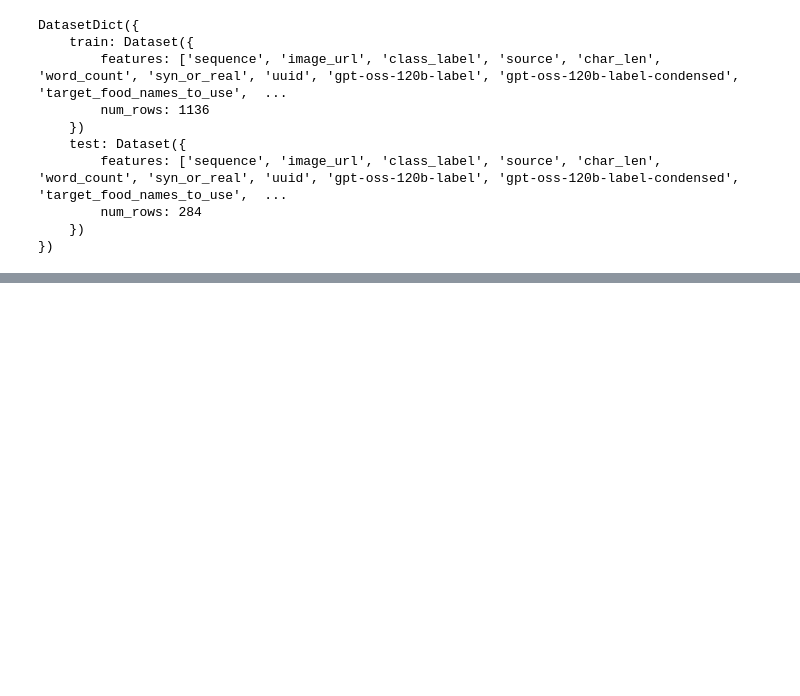
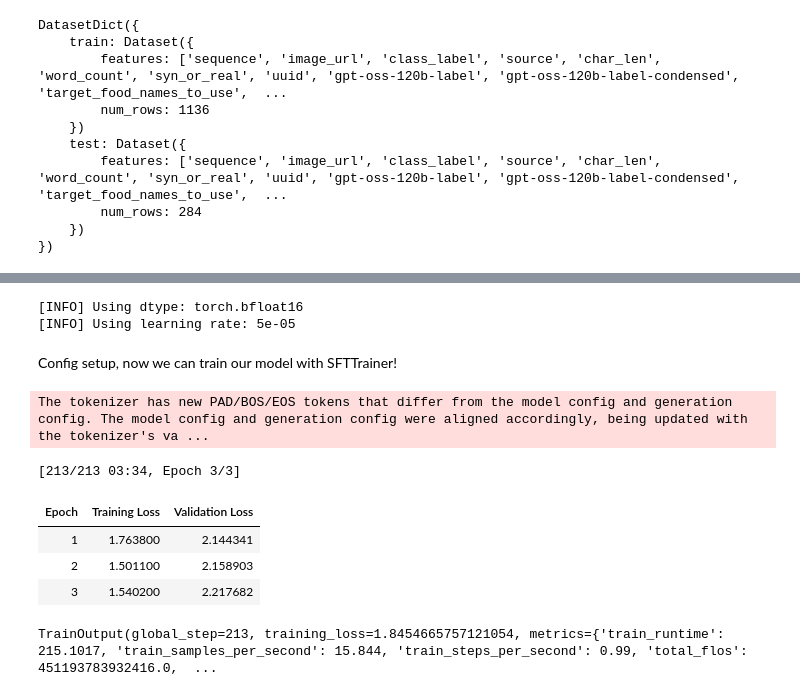
Before and after one commit to superzerosec/100-day-challenge, a Jupyter notebook: asset/HuggingFace_Fine-tuning_SLM.ipynb, the cells around one changed output, grey strips where cells are left out. Drawn from its saved outputs; the diff is of its cells as text; code cells hidden in the pictures; blank space fills up the shorter version.

```diff
--- a/asset/HuggingFace_Fine-tuning_SLM.ipynb
+++ b/asset/HuggingFace_Fine-tuning_SLM.ipynb
@@ -205,0 +392,62 @@ DatasetDict({
+# %%
+# Setting up our SFTConfig
+from trl import SFTConfig
+
+torch_dtype = model.dtype
+
+CHECKPOINT_DIR_NAME = "./test_checkpoint_models"
+BASE_LEARNING_RATE = 5e-5
+
+print(f"[INFO] Using dtype: {torch_dtype}")
+print(f"[INFO] Using learning rate: {BASE_LEARNING_RATE}")
+
+sft_config = SFTConfig(
+    output_dir=CHECKPOINT_DIR_NAME,
+    max_length=512,
+    packing=False,
+    num_train_epochs=3,
+    per_device_train_batch_size=2,  # Reduced for ~12GB VRAM; use gradient_accumulation_steps to keep effective batch size
+    per_device_eval_batch_size=2,
+    gradient_accumulation_steps=8,  # Effective batch = 2 * 8 = 16
+    gradient_checkpointing=True,    # Saves VRAM by recomputing activations in backward
+    optim="adamw_torch_fused", # Note: if you try "adamw", you will get an error
+    logging_steps=1,
+    save_strategy="epoch",
+    eval_strategy="epoch",
+    learning_rate=BASE_LEARNING_RATE,
+    fp16=True if torch_dtype == torch.float16 else False,
+    bf16=True if torch_dtype == torch.float16 else False,
+    lr_scheduler_type="constant",
+    push_to_hub=False,
+    report_to=None
+)
+
+# There are a lot of settings in the sft_config, so feel free to uncomment this and inspect it if you want
+#sft_config
+# %% [output]
+[INFO] Using dtype: torch.bfloat16
+[INFO] Using learning rate: 5e-05
+# %% [markdown]
+Config setup, now we can train our model with SFTTrainer!
+# %%
+# Supervised Fine-Tuning = provide input and desired output samples
+from trl import SFTTrainer
+
+# Create Trainer object
+trainer = SFTTrainer(
+    model=model,
+    args=sft_config,
+    train_dataset=dataset["train"],
+    eval_dataset=dataset["test"],
+    processing_class=tokenizer
+)
+
+trainer.train()
+# %% [output]
+The tokenizer has new PAD/BOS/EOS tokens that differ from the model config and generation config. The model config and generation config were aligned accordingly, being updated with the tokenizer's va ...
+[213/213 03:34, Epoch 3/3]
+| Epoch | Training Loss | Validation Loss |
+| 1 | 1.763800 | 2.144341 |
+| 2 | 1.501100 | 2.158903 |
+| 3 | 1.540200 | 2.217682 |
+TrainOutput(global_step=213, training_loss=1.8454665757121054, metrics={'train_runtime': 215.1017, 'train_samples_per_second': 15.844, 'train_steps_per_second': 0.99, 'total_flos': 451193783932416.0,  ...
```
Also changed, not shown: parts of 30 cells of this notebook.
